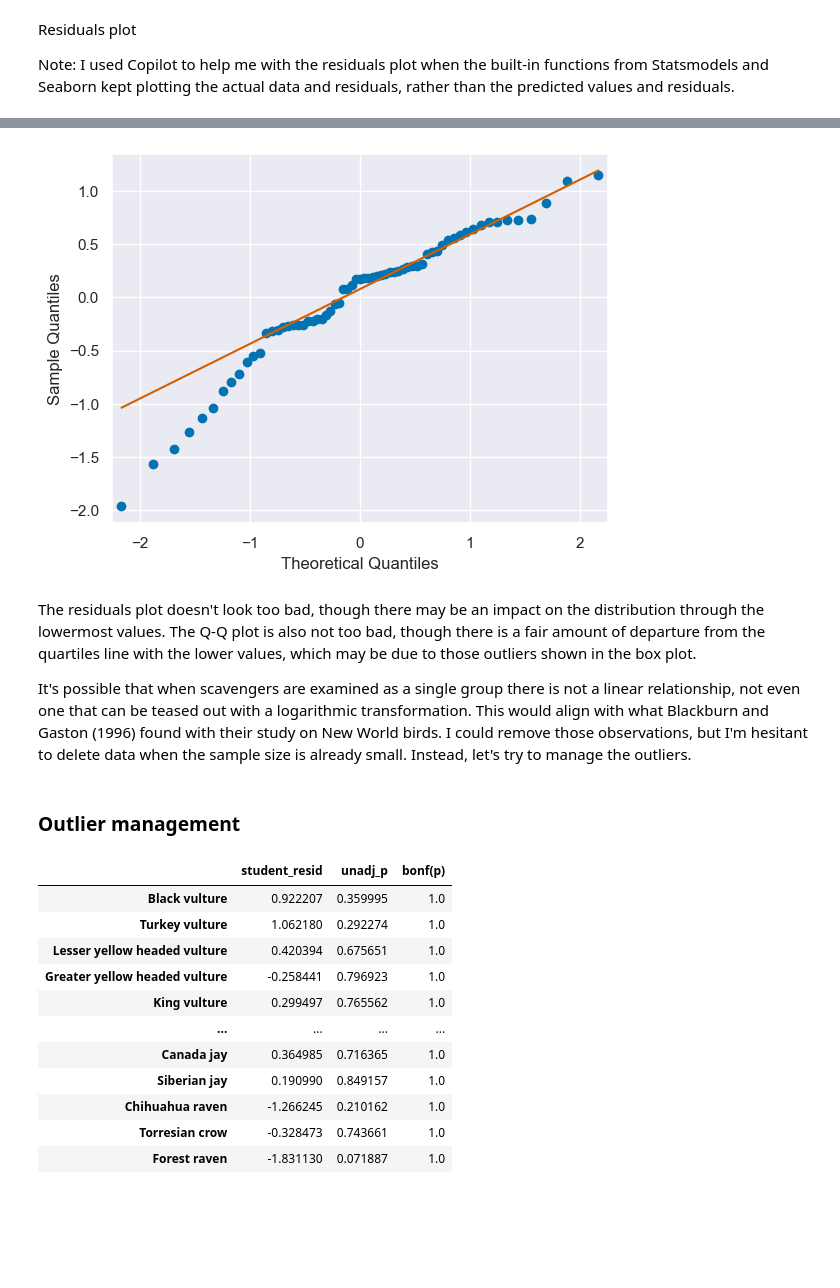
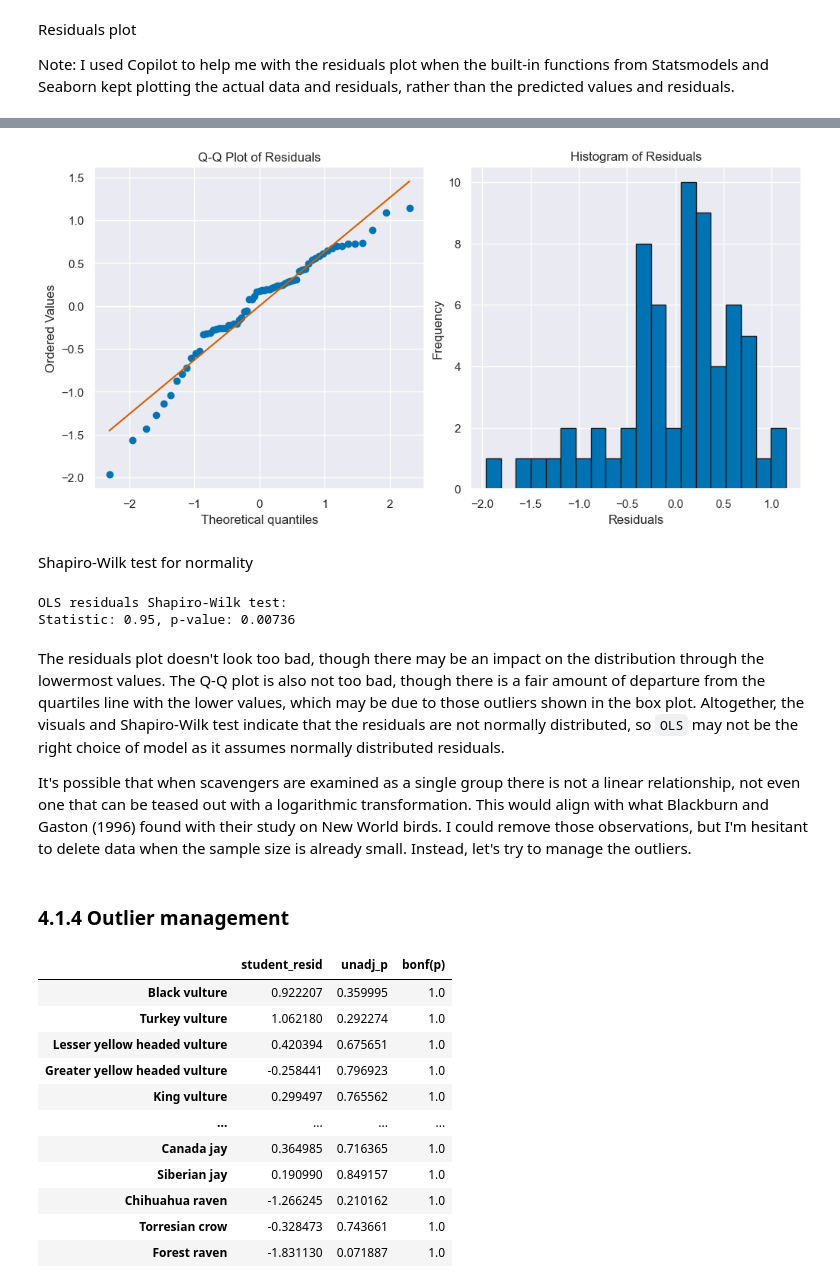
Before and after one commit to TheMightiestCrab/Macroecology, a Jupyter notebook: code/3 scavengers.ipynb, the cells around one changed output, grey strips where cells are left out. Cells and saved outputs as stored; diff of their text form; code cells hidden in the pictures; blank space fills up the shorter version.

```diff
--- a/code/3 scavengers.ipynb
+++ b/code/3 scavengers.ipynb
@@ -511,14 +526,38 @@ QQ plot
-# %%
-# Include a line fit through the quartiles
-sm.qqplot(log_ols_residuals, line="q")
-plt.show()
-# %% [output]
-[figure, removed]
+# %%
+fig, axes = plt.subplots(1, 2, figsize=(10, 5), layout="constrained")
+
+# Make the Q-Q plot
+stats.probplot(log_ols_residuals, plot=axes[0])
+axes[0].set_title("Q-Q Plot of Residuals")
+
+# Make the histogram
+axes[1].hist(log_ols_residuals, bins=20, edgecolor="k")
+axes[1].set_title("Histogram of Residuals")
+axes[1].set_xlabel("Residuals")
+axes[1].set_ylabel("Frequency")
+
+plt.show()
+# %% [output]
+[figure, added]
+# %% [markdown]
+Shapiro-Wilk test for normality
+# %%
+log_ols_shapiro = stats.shapiro(log_ols_residuals)
+
+print(
+    f"OLS residuals Shapiro-Wilk test:\n"
+    f"Statistic: {log_ols_shapiro.statistic:.2f}, p-value: {log_ols_shapiro.pvalue:.5f}"
+)
+# %% [output]
+OLS residuals Shapiro-Wilk test:
+Statistic: 0.95, p-value: 0.00736
 # %% [markdown]
 The residuals plot doesn't look too bad, though there may be an impact on the distribution through the lowermost values.
 The Q-Q plot is also not too bad, though there is a fair amount of departure from the quartiles line with the lower values, which may be due to those outliers shown in the box plot.
+Altogether, the visuals and Shapiro-Wilk test indicate that the residuals are not normally distributed, so `OLS` may not be the right choice of model as it assumes normally distributed residuals.
 <!-- with the negative residual values indicating that the predicted values are too high relative to the actual values (Wijaya, 2025). -->
 <!-- The Q-Q plot, histogram, and Shapiro-Wilk test (0.95, p-value = 0.007) show that our residuals violate the assumption that the residuals are normally distributed (Zdaniuk, 2014), and further exhibit the skew of the data. -->
+
 It's possible that when scavengers are examined as a single group there is not a linear relationship, not even one that can be teased out with a logarithmic transformation.
 This would align with what Blackburn and Gaston (1996) found with their study on New World birds.
 I could remove those observations, but I'm hesitant to delete data when the sample size is already small.
@@ -526,8 +565,8 @@ Instead, let's try to manage the outliers.
 
 <!-- Instead, I can try other tests more suitable for skewed data. -->
 # %% [markdown]
-<a id='4.1.2'></a>
-### Outlier management
+<a id='4.1.4'></a>
+### 4.1.4 Outlier management
 # %%
 log_ols_model.outlier_test()
 # %% [output]
```
Also changed, not shown: parts of 59 cells of this notebook, 4 other files.
